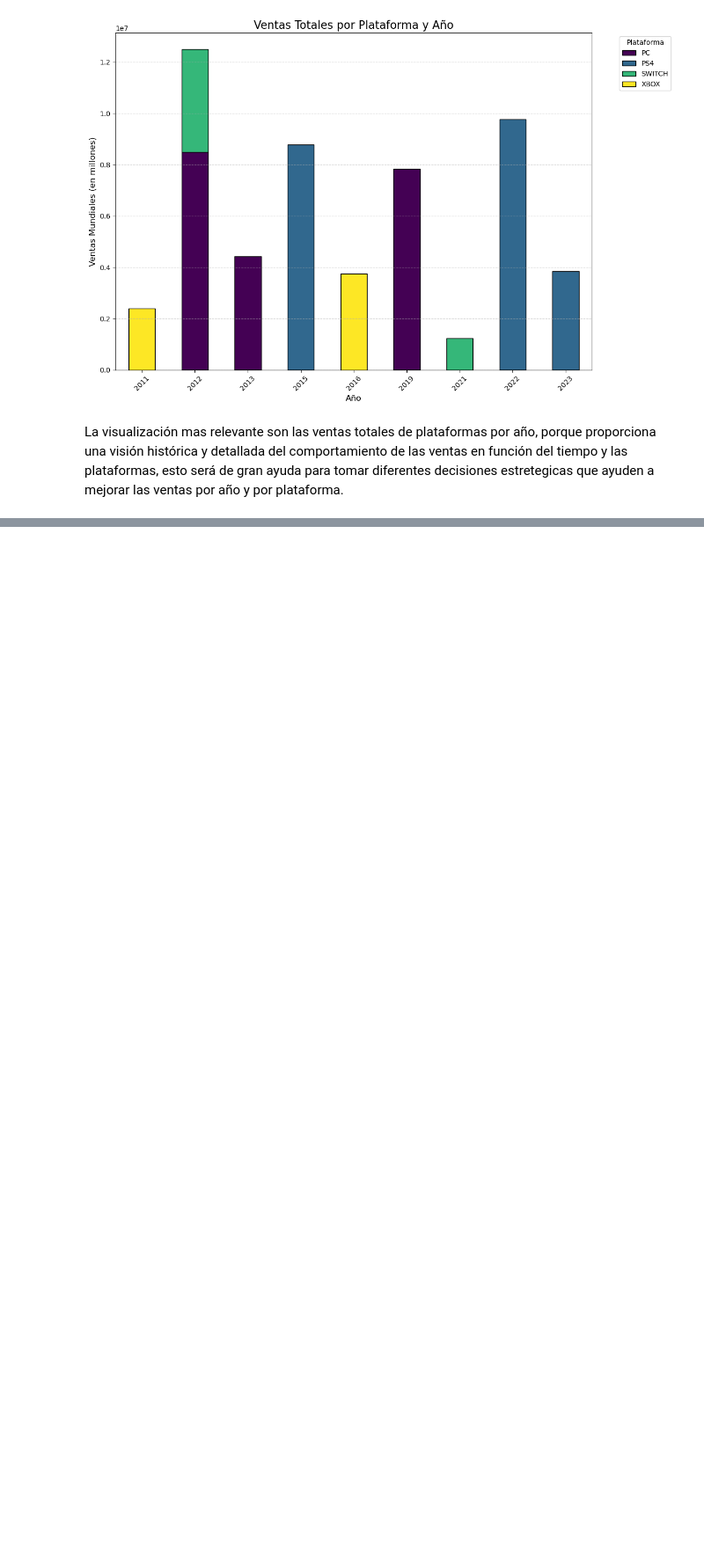
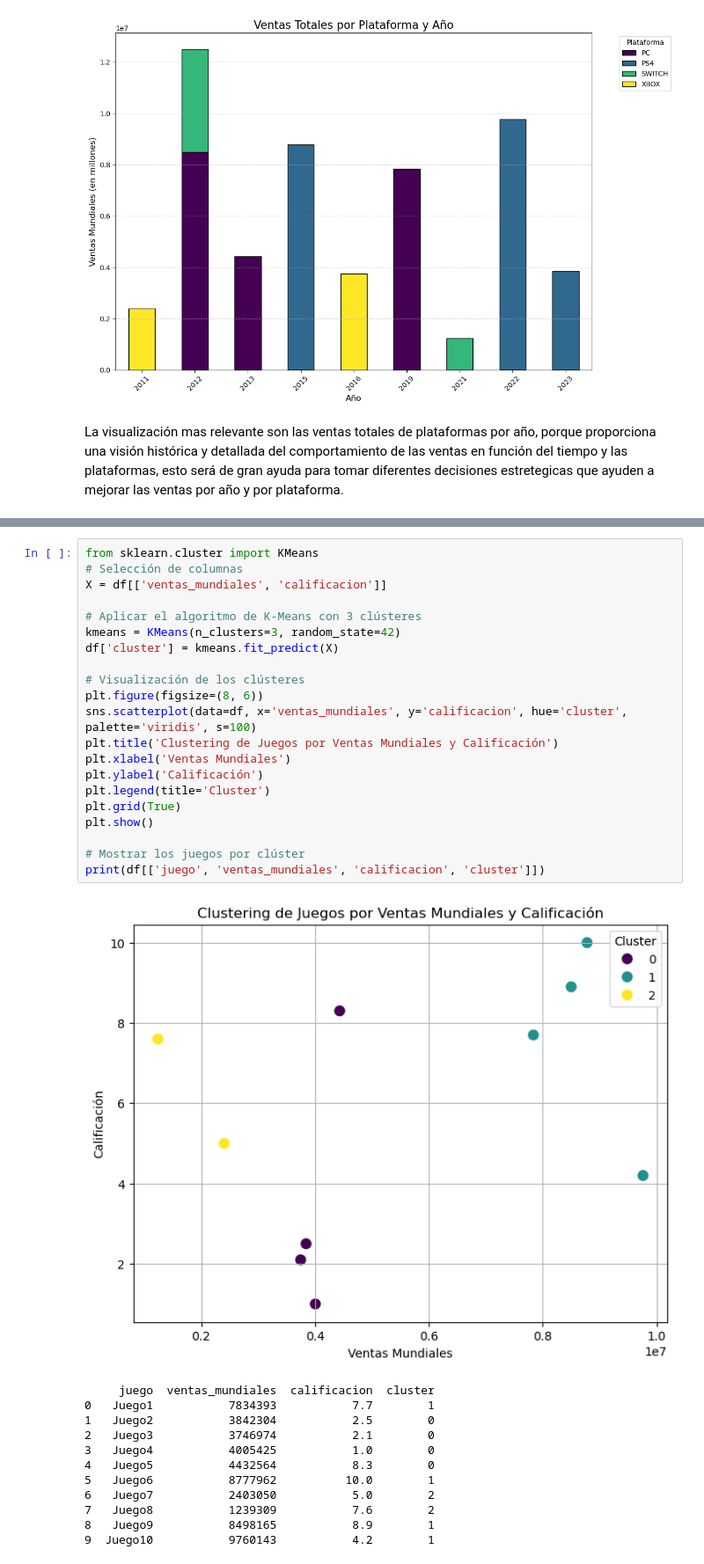
Before and after one commit to DANIELRINCON28/TECHNICAL-TEST-DATA-ANALYST, a Jupyter notebook: DATA_ANALYSIS.ipynb, the cells around one changed output, grey strips where cells are left out. Shown at 88% size. Drawn from its saved outputs; the diff is of its cells as text; blank space fills up the shorter version.

Commit message:
IMPLEMENTATION OF THE CLUSTER ALGORITHM (K-MEANS)

```diff
--- a/DATA_ANALYSIS.ipynb
+++ b/DATA_ANALYSIS.ipynb
@@ -366,0 +370,34 @@ La visualización mas relevante son las ventas totales de plataformas por año,
+# %%
+from sklearn.cluster import KMeans
+# Selección de columnas
+X = df[['ventas_mundiales', 'calificacion']]
+
+# Aplicar el algoritmo de K-Means con 3 clústeres
+kmeans = KMeans(n_clusters=3, random_state=42)
+df['cluster'] = kmeans.fit_predict(X)
+
+# Visualización de los clústeres
+plt.figure(figsize=(8, 6))
+sns.scatterplot(data=df, x='ventas_mundiales', y='calificacion', hue='cluster', palette='viridis', s=100)
+plt.title('Clustering de Juegos por Ventas Mundiales y Calificación')
+plt.xlabel('Ventas Mundiales')
+plt.ylabel('Calificación')
+plt.legend(title='Cluster')
+plt.grid(True)
+plt.show()
+
+# Mostrar los juegos por clúster
+print(df[['juego', 'ventas_mundiales', 'calificacion', 'cluster']])
+# %% [output]
+[figure, added]
+     juego  ventas_mundiales  calificacion  cluster
+0   Juego1           7834393           7.7        1
+1   Juego2           3842304           2.5        0
+2   Juego3           3746974           2.1        0
+3   Juego4           4005425           1.0        0
+4   Juego5           4432564           8.3        0
+5   Juego6           8777962          10.0        1
+6   Juego7           2403050           5.0        2
+7   Juego8           1239309           7.6        2
+8   Juego9           8498165           8.9        1
+9  Juego10           9760143           4.2        1
```
Also changed, not shown: parts of 1 cell of this notebook.
